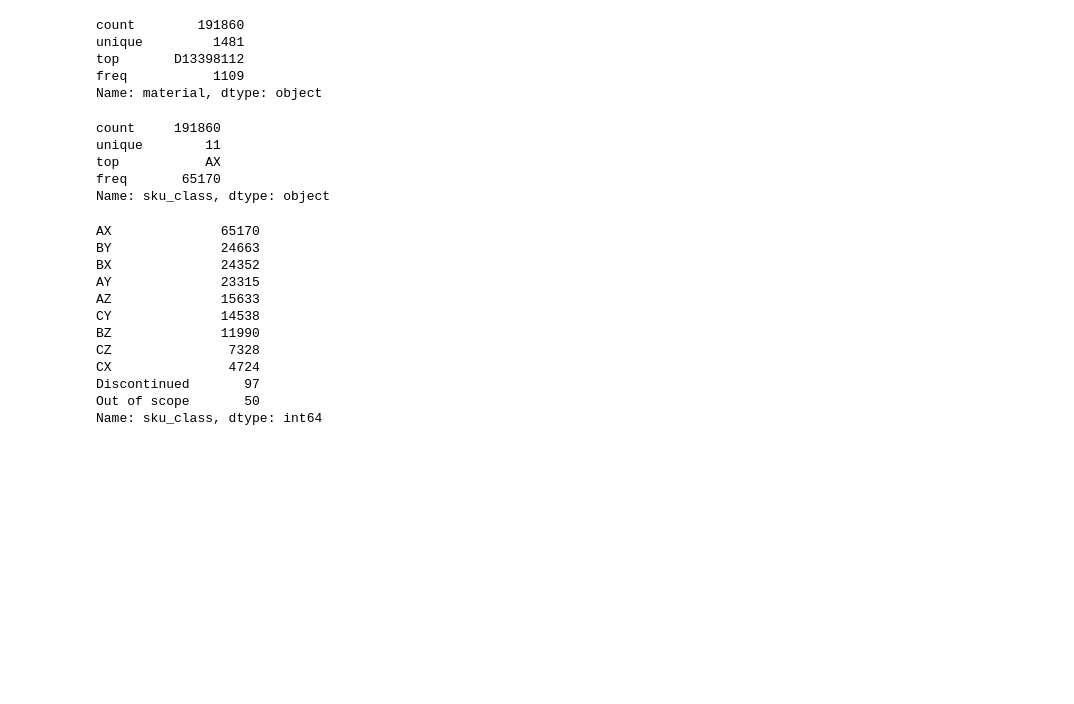
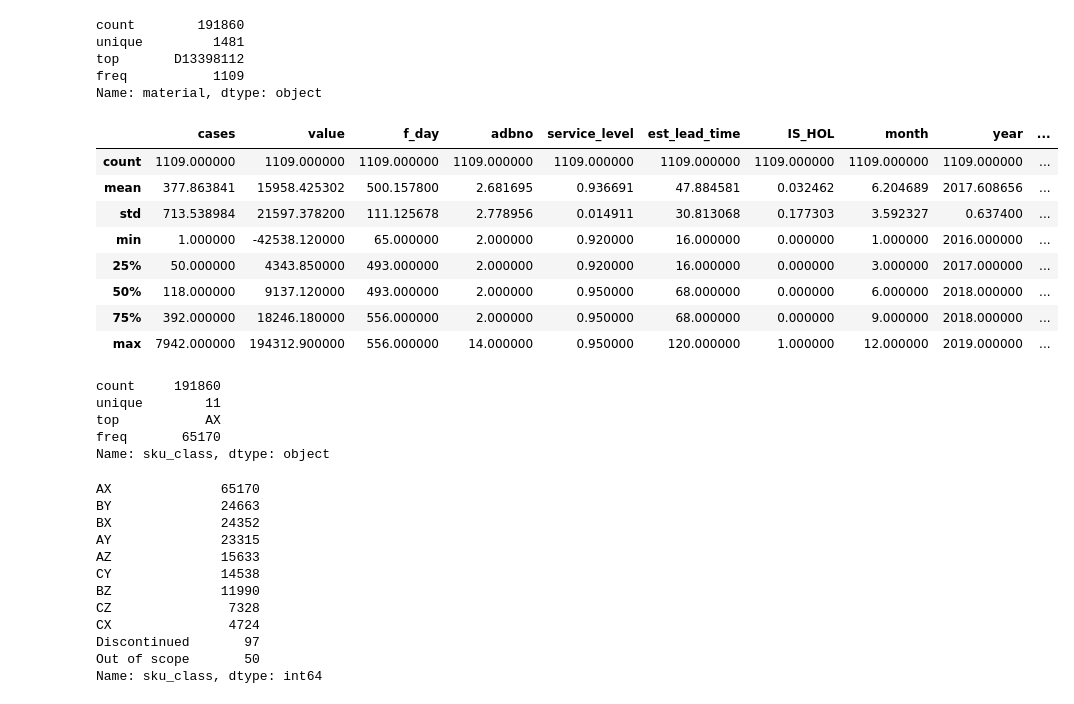
Before and after one commit to Gomelsar/Sales-Forecast-modeling, a Jupyter notebook: Demand Forecast DuPont.ipynb, the cells around one changed output. Drawn from its saved outputs; the diff is of its cells as text; code cells hidden in the pictures; blank space fills up the shorter version.

```diff
--- a/Demand Forecast DuPont.ipynb
+++ b/Demand Forecast DuPont.ipynb
@@ -74,6 +94,20 @@ unique         1481
 top       D13398112
 freq           1109
 Name: material, dtype: object
+# %%
+data_mat1 = data[data['material'] == 'D13398151']
+# %%
+data_mat1.describe()
+# %% [output]
+|  | cases | value | f_day | adbno | service_level | est_lead_time | IS_HOL | month | year | ... |
+| count | 1109.000000 | 1109.000000 | 1109.000000 | 1109.000000 | 1109.000000 | 1109.000000 | 1109.000000 | 1109.000000 | 1109.000000 | ... |
+| mean | 377.863841 | 15958.425302 | 500.157800 | 2.681695 | 0.936691 | 47.884581 | 0.032462 | 6.204689 | 2017.608656 | ... |
+| std | 713.538984 | 21597.378200 | 111.125678 | 2.778956 | 0.014911 | 30.813068 | 0.177303 | 3.592327 | 0.637400 | ... |
+| min | 1.000000 | -42538.120000 | 65.000000 | 2.000000 | 0.920000 | 16.000000 | 0.000000 | 1.000000 | 2016.000000 | ... |
+| 25% | 50.000000 | 4343.850000 | 493.000000 | 2.000000 | 0.920000 | 16.000000 | 0.000000 | 3.000000 | 2017.000000 | ... |
+| 50% | 118.000000 | 9137.120000 | 493.000000 | 2.000000 | 0.950000 | 68.000000 | 0.000000 | 6.000000 | 2018.000000 | ... |
+| 75% | 392.000000 | 18246.180000 | 556.000000 | 2.000000 | 0.950000 | 68.000000 | 0.000000 | 9.000000 | 2018.000000 | ... |
+| max | 7942.000000 | 194312.900000 | 556.000000 | 14.000000 | 0.950000 | 120.000000 | 1.000000 | 12.000000 | 2019.000000 | ... |
 # %%
 data.sku_class.describe()
 # %% [output]
```
Also changed, not shown: parts of 2 cells of this notebook, 6 other files.
